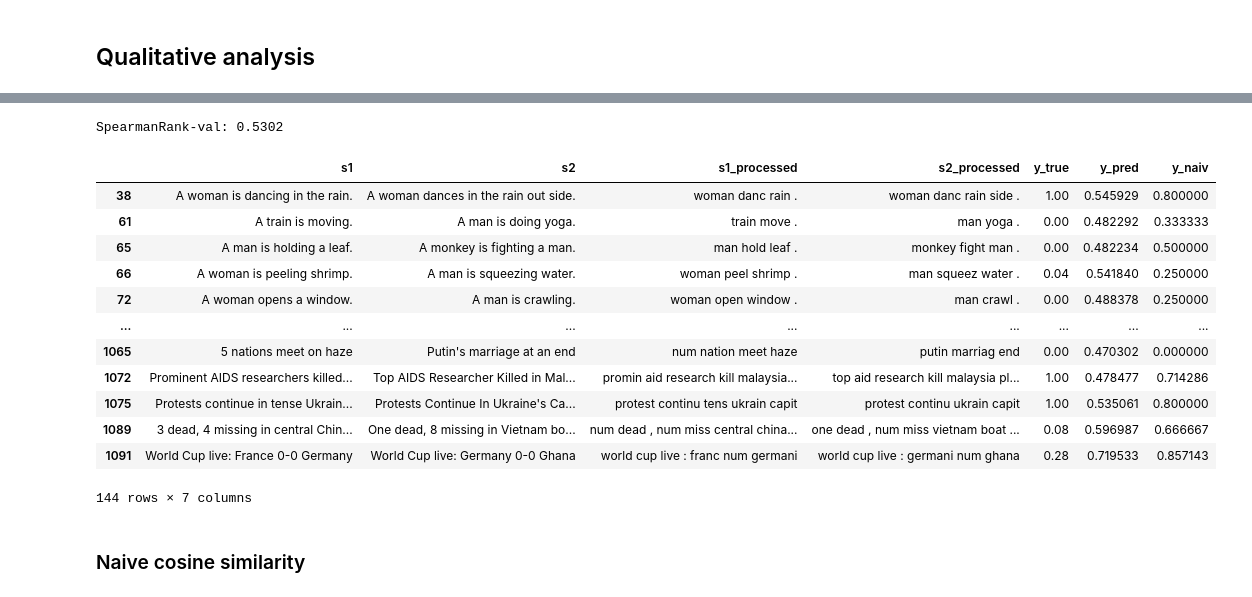
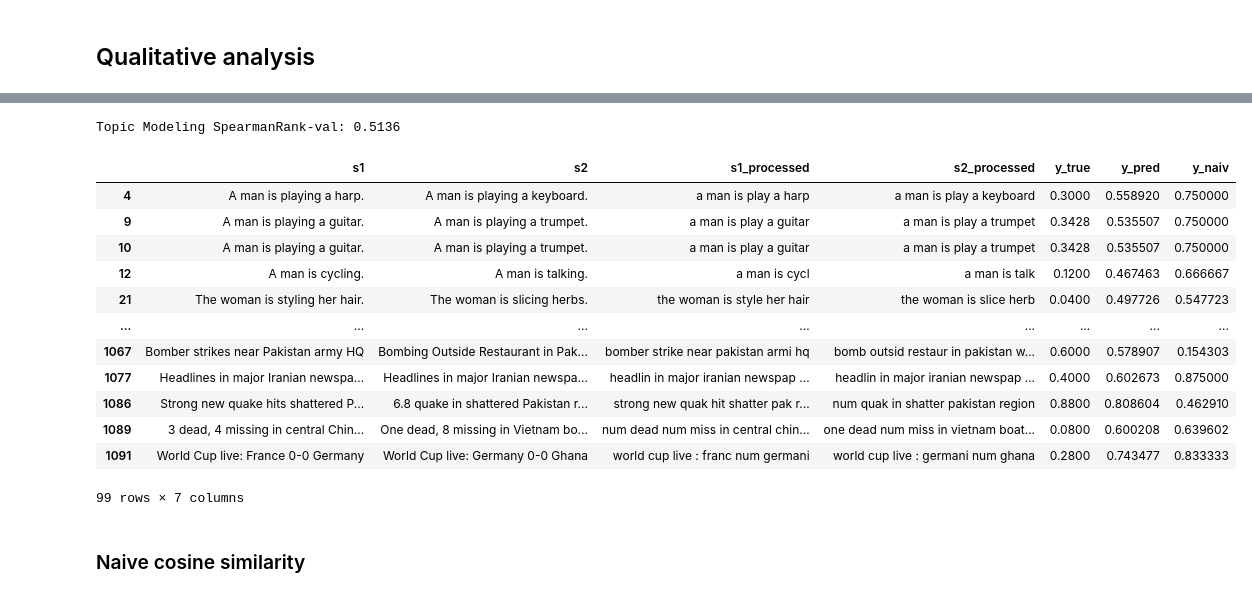
Before and after one commit to iserh/elf, a Jupyter notebook: random_forest.ipynb, the cells around one changed output, grey strips where cells are left out. Drawn from its saved outputs; the diff is of its cells as text; code cells hidden in the pictures.

```diff
--- a/random_forest.ipynb
+++ b/random_forest.ipynb
@@ -23,8 +29,8 @@ COREX_HIDDEN = 64
 VEC_FEAT = 10_000
 # %%
 # Load benchmark dataset
-train_data = pd.read_feather(data_dir / "stsbenchmark" / "sts-train-sbert.feather")
-val_data = pd.read_feather(data_dir / "stsbenchmark" / "sts-dev-sbert.feather")
+train_data = pd.read_feather(data_dir / "stsbenchmark" / "sts-train.feather")
+val_data = pd.read_feather(data_dir / "stsbenchmark" / "sts-dev.feather")
 test_data = pd.read_feather(data_dir / "stsbenchmark" / "sts-test.feather")
 
 train_data = pd.concat([train_data, val_data]).reset_index(drop=True)
@@ -134,14 +140,14 @@ print(f"#(train+augmented): {y_train_w_aug.shape[0]}")
 # %%
-# np.random.seed(SEED)
-# perm = np.random.permutation(X_train_w_aug.shape[0])
-# X_train_w_aug_ = X_train_w_aug[perm]
-# y_train_w_aug_ = y_train_w_aug[perm]
+np.random.seed(SEED)
+perm = np.random.permutation(X_train_w_aug.shape[0])
+X_train_w_aug_ = X_train_w_aug[perm]
+y_train_w_aug_ = y_train_w_aug[perm]
 
-# model = random_forest(SEED)
-# model.fit(X_train_w_aug_, y_train_w_aug_)
+model = random_forest(SEED)
+model.fit(X_train_w_aug_, y_train_w_aug_)
 
-# # evaluate model
-# spearman_train = spearmanr(model.predict(X_train), y_train)[0]
-# spearman_test = spearmanr(model.predict(X_test), y_test)[0]
+# evaluate model
+spearman_train = spearmanr(model.predict(X_train), y_train)[0]
+spearman_test = spearmanr(model.predict(X_test), y_test)[0]
 
-# print(f"SpearmanRank-train: {spearman_train:.4f},\t SpearmanRank-test: {spearman_test:.4f}")
+print(f"SpearmanRank-train: {spearman_train:.4f},\t SpearmanRank-test: {spearman_test:.4f}")
@@ -166,10 +174,16 @@ print(f"#(train+augmented): {y_train_w_aug.shape[0]}")
 # mms = MinMaxScaler()
 # y_naiv = mms.fit_transform(dists.reshape(-1, 1)).squeeze()
 # %%
-processed_1 = test_data.s1.apply(tokenize)
-processed_2 = test_data.s2.apply(tokenize)
+vectorizer = TfidfVectorizer()
+# vectorizer = CountVectorizer()
+vectorizer.fit(pd.concat([train_data.s1, train_data.s2]).apply(preprocess))
+bow1 = vectorizer.transform(test_data.s1.apply(preprocess)).toarray()
+bow2 = vectorizer.transform(test_data.s2.apply(preprocess)).toarray()
 
-y_naiv = np.array([
-    np.array([token in tokens2 for token in tokens1], dtype=float).sum() / max(len(tokens1), len(tokens2))
-    for tokens1, tokens2 in zip(processed_1, processed_2)
-])
+bow1 = bow1 / np.linalg.norm(bow1, axis=1)[:, None]
+bow2 = bow2 / np.linalg.norm(bow2, axis=1)[:, None]
+
+y_naiv = (bow1[:, None, ...] @ bow2[..., None]).squeeze()
+
+spearman_val = spearmanr(y_naiv, y_test)[0]
+print(f"Naive SpearmanRank-val: {spearman_val:.4f}")
@@ -181,9 +224,9 @@ SpearmanRank-val: 0.6387
 # %%
 y_pred = model.predict(X_test)
 spearman_val = spearmanr(y_pred, y_test)[0]
-print(f"SpearmanRank-val: {spearman_val:.4f}")
+print(f"Topic Modeling SpearmanRank-val: {spearman_val:.4f}")
 # %% [output]
-SpearmanRank-val: 0.5302
+Topic Modeling SpearmanRank-val: 0.5136
 # %%
 df = test_data[["s1", "s2"]].copy()
 df["s1_processed"] = df.s1.apply(preprocess)
@@ -193,21 +236,21 @@ df["y_pred"] = y_pred
 df["y_naiv"] = y_naiv
 # df[["root", "nsubj", "dobj"]] = [pd.Series(s) for s in syntax_test]
 # %%
-df[(df.y_true - df.y_pred).abs() > 0.4]
+df[(df.y_true - df.y_naiv).abs() > 0.4]
 # %% [output]
 |  | s1 | s2 | s1_processed | s2_processed | y_true | y_pred | y_naiv |
-| 38 | A woman is dancing in the rain. | A woman dances in the rain out side. | woman danc rain . | woman danc rain side . | 1.00 | 0.545929 | 0.800000 |
-| 61 | A train is moving. | A man is doing yoga. | train move . | man yoga . | 0.00 | 0.482292 | 0.333333 |
-| 65 | A man is holding a leaf. | A monkey is fighting a man. | man hold leaf . | monkey fight man . | 0.00 | 0.482234 | 0.500000 |
-| 66 | A woman is peeling shrimp. | A man is squeezing water. | woman peel shrimp . | man squeez water . | 0.04 | 0.541840 | 0.250000 |
-| 72 | A woman opens a window. | A man is crawling. | woman open window . | man crawl . | 0.00 | 0.488378 | 0.250000 |
+| 4 | A man is playing a harp. | A man is playing a keyboard. | a man is play a harp | a man is play a keyboard | 0.3000 | 0.558920 | 0.750000 |
+| 9 | A man is playing a guitar. | A man is playing a trumpet. | a man is play a guitar | a man is play a trumpet | 0.3428 | 0.535507 | 0.750000 |
+| 10 | A man is playing a guitar. | A man is playing a trumpet. | a man is play a guitar | a man is play a trumpet | 0.3428 | 0.535507 | 0.750000 |
+| 12 | A man is cycling. | A man is talking. | a man is cycl | a man is talk | 0.1200 | 0.467463 | 0.666667 |
+| 21 | The woman is styling her hair. | The woman is slicing herbs. | the woman is style her hair | the woman is slice herb | 0.0400 | 0.497726 | 0.547723 |
 | ... | ... | ... | ... | ... | ... | ... | ... |
-| 1065 | 5 nations meet on haze | Putin's marriage at an end | num nation meet haze | putin marriag end | 0.00 | 0.470302 | 0.000000 |
-| 1072 | Prominent AIDS researchers killed... | Top AIDS Researcher Killed in Mal... | promin aid research kill malaysia... | top aid research kill malaysia pl... | 1.00 | 0.478477 | 0.714286 |
-| 1075 | Protests continue in tense Ukrain... | Protests Continue In Ukraine's Ca... | protest continu tens ukrain capit | protest continu ukrain capit | 1.00 | 0.535061 | 0.800000 |
-| 1089 | 3 dead, 4 missing in central Chin... | One dead, 8 missing in Vietnam bo... | num dead , num miss central china... | one dead , num miss vietnam boat ... | 0.08 | 0.596987 | 0.666667 |
-| 1091 | World Cup live: France 0-0 Germany | World Cup live: Germany 0-0 Ghana | world cup live : franc num germani | world cup live : germani num ghana | 0.28 | 0.719533 | 0.857143 |
+| 1067 | Bomber strikes near Pakistan army HQ | Bombing Outside Restaurant in Pak... | bomber strike near pakistan armi hq | bomb outsid restaur in pakistan w... | 0.6000 | 0.578907 | 0.154303 |
+| 1077 | Headlines in major Iranian newspa... | Headlines in major Iranian newspa... | headlin in major iranian newspap ... | headlin in major iranian newspap ... | 0.4000 | 0.602673 | 0.875000 |
+| 1086 | Strong new quake hits shattered P... | 6.8 quake in shattered Pakistan r... | strong new quak hit shatter pak r... | num quak in shatter pakistan region | 0.8800 | 0.808604 | 0.462910 |
+| 1089 | 3 dead, 4 missing in central Chin... | One dead, 8 missing in Vietnam bo... | num dead num miss in central chin... | one dead num miss in vietnam boat... | 0.0800 | 0.600208 | 0.639602 |
+| 1091 | World Cup live: France 0-0 Germany | World Cup live: Germany 0-0 Ghana | world cup live : franc num germani | world cup live : germani num ghana | 0.2800 | 0.743477 | 0.833333 |
-144 rows × 7 columns
+99 rows × 7 columns
 # %%
 # "ad" in get_topic_probs.vectorizer.get_feature_names()
 # %% [markdown]
```
Also changed, not shown: parts of 10 cells of this notebook, 5 other files.
